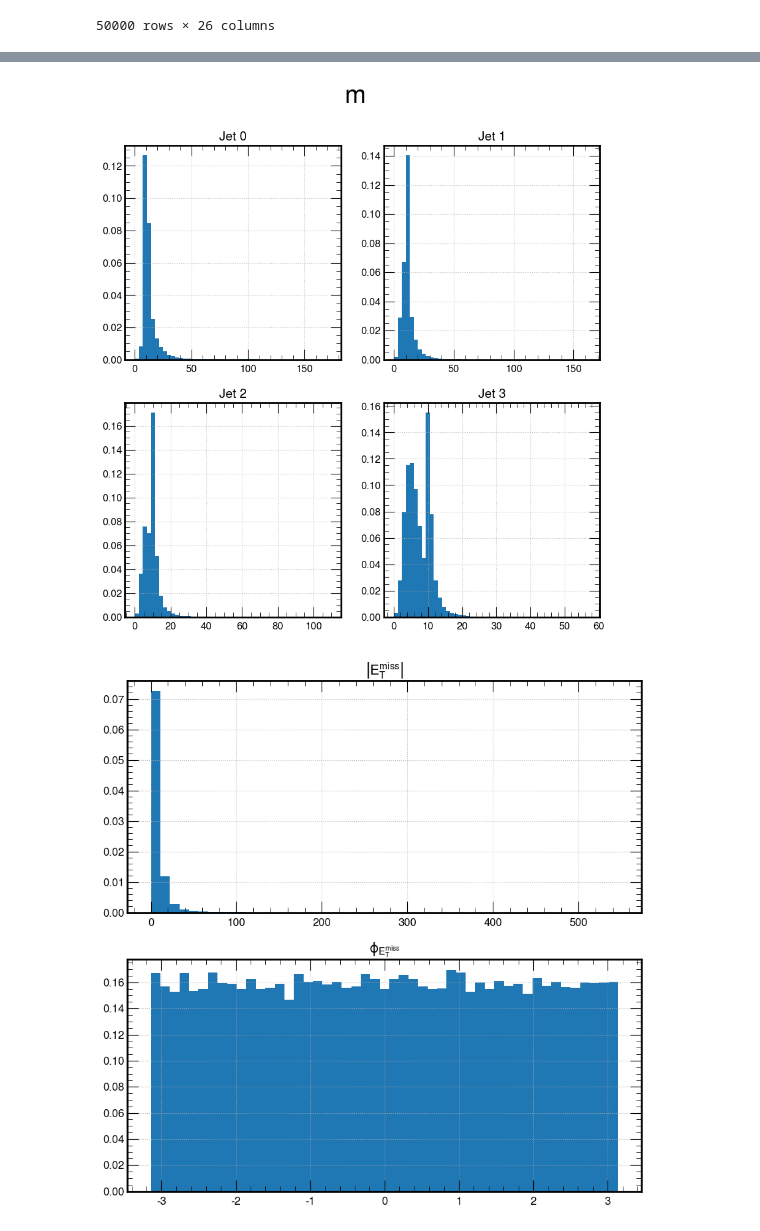
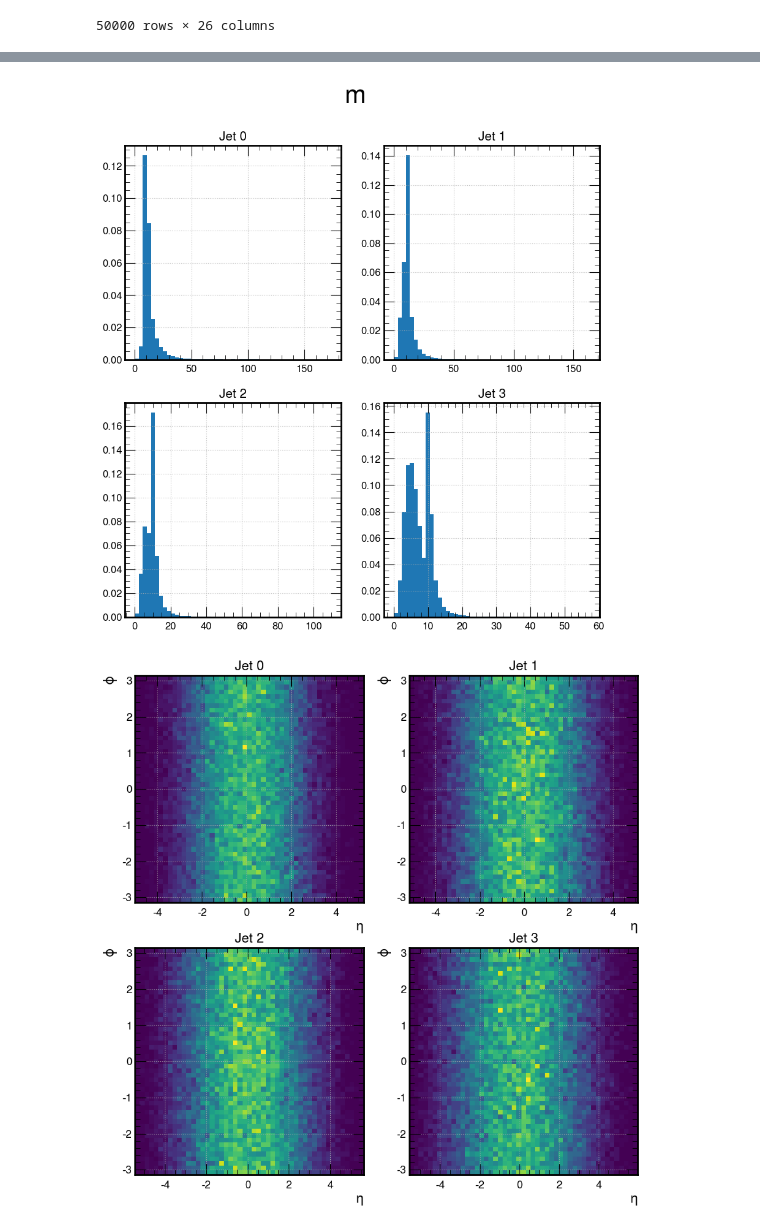
Before and after one commit to JuanDuarte2003/VBFDM_EAFIT, a Jupyter notebook: Analysis.ipynb, the cells around one changed output, grey strips where cells are left out. Drawn from its saved outputs; the diff is of its cells as text; code cells hidden in the pictures.

```diff
--- a/Analysis.ipynb
+++ b/Analysis.ipynb
@@ -67,6 +67,31 @@ def PlotCinematicVariable(data, variable, suptitle, njets=4, save=True, plot=Fal
     if plot: plt.show()
     if save: plt.savefig(f'{folder}{variable}.png',dpi=dpi)
 
+def PlotEtaPhiPlane(data, save=True, plot=False, folder='Plots/', dpi=1000):
+    fig, ax = plt.subplots(2,2)
+
+    axs = {
+        0: ax[0,0],
+        1: ax[0,1],
+        2: ax[1,0],
+        3: ax[1,1],
+    }
+
+    for i in range(n_jets):
+        rango1 = np.linspace(data[f'jet_eta{i}'].min(), data[f'jet_eta{i}'].max())
+        rango2 = np.linspace(data[f'jet_phi{i}'].min(), data[f'jet_phi{i}'].max())
+        axs[i].hist2d(data[f'jet_eta{i}'],data[f'jet_phi{i}'], bins = [rango1,rango2], density = True)
+        axs[i].set_title(f'Jet {i}',fontsize=15)
+        axs[i].grid()
+        axs[i].set_xlabel(r'$\eta$',fontsize=15)
+        axs[i].set_ylabel(r'$\phi$',fontsize=15)
+        axs[i].tick_params(axis='x',labelsize=12)
+        axs[i].tick_params(axis='y',labelsize=12)
+
+    if plot: plt.show()
+    if save: plt.savefig(f'{folder}etaphiplane.png',dpi=dpi)
+
+
 def PlotMissingETVariable(data, save=True, plot=False, folder='Plots/', dpi=1000):
     fig, ax = plt.subplots(2)
 
@@ -131,19 +161,22 @@ data_gSq
 | 49999 | 86.500381 | 38.511452 | 31.898787 | 21.765125 | -1.458948 | 0.289607 | -2.650474 | -3.365705 | 1.526296 | -1.877864 | ... |
 50000 rows × 26 columns
 # %%
+folder = 'Plots/gSq/'
 # pt
-PlotCinematicVariable(data_gSq, 'pt', r'$p_{T}$')
+PlotCinematicVariable(data_gSq, 'pt', r'$p_{T}$', folder=folder)
 # eta
-PlotCinematicVariable(data_gSq, 'eta', r'$\eta$')
+PlotCinematicVariable(data_gSq, 'eta', r'$\eta$', folder=folder)
 # phi
-PlotCinematicVariable(data_gSq, 'phi', r'$\phi$')
+PlotCinematicVariable(data_gSq, 'phi', r'$\phi$', folder=folder)
 # mass
-PlotCinematicVariable(data_gSq, 'mass', r'$m$')
+PlotCinematicVariable(data_gSq, 'mass', r'$m$', folder=folder)
+# Eta Phi Plane
+PlotEtaPhiPlane(data_gSq, folder=folder)
 # missinget
-PlotMissingETVariable(data_gSq)
+PlotMissingETVariable(data_gSq, folder=folder)
 # %% [output]
 [figure]
 [figure]
 [figure]
 [figure]
-[figure, old version]
+[figure, new version]
```
Also changed, not shown: parts of 2 cells of this notebook, 7 other files.
